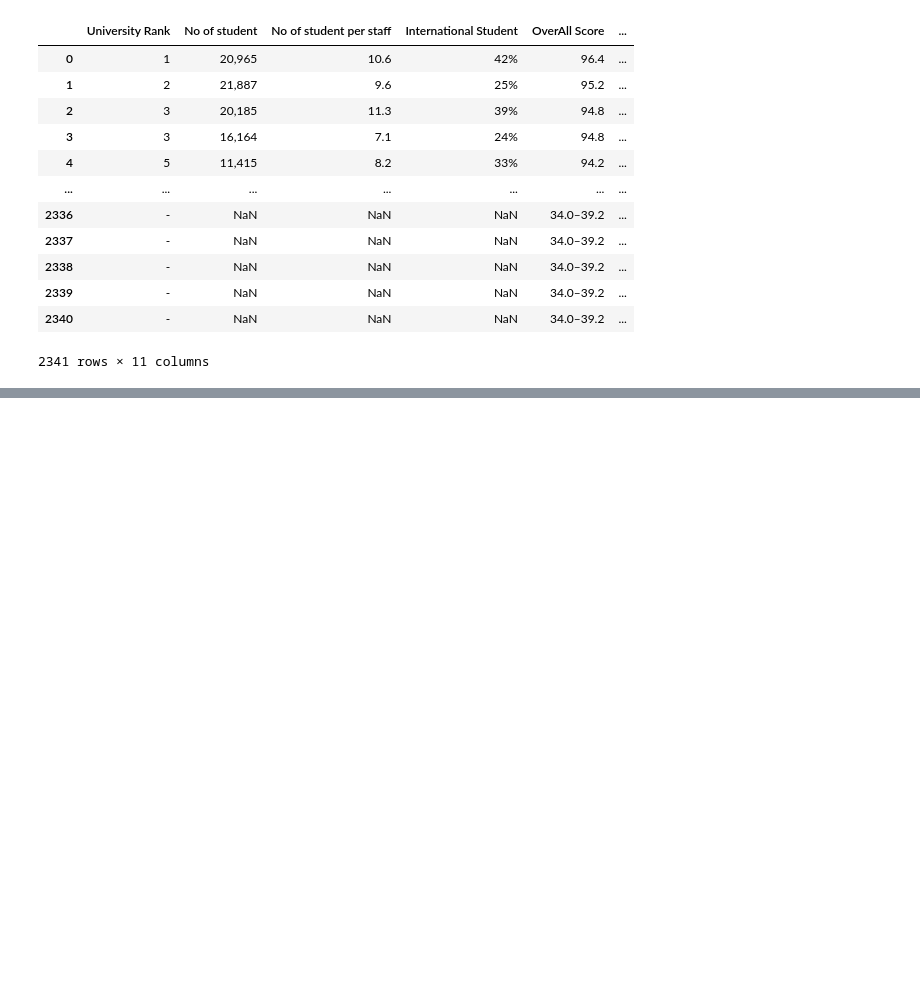
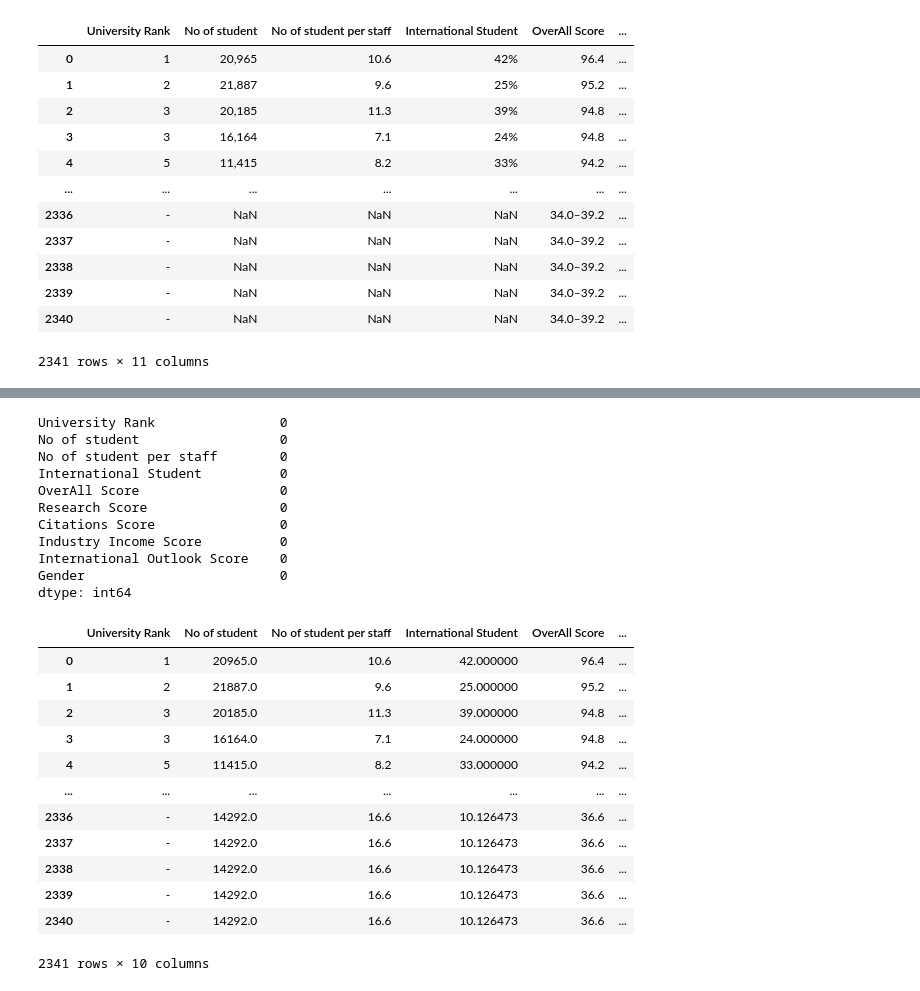
Before and after one commit to luadeprataart/Reconhecimento-de-Padroes, a Jupyter notebook: Desenvolvimento_de_Sistemas_de_IA_para_Análise_e_Previsão_de_Dados_no_Kaggle.ipynb, the cells around one changed output, grey strips where cells are left out. Cells and saved outputs as stored; diff of their text form; code cells hidden in the pictures; blank space fills up the shorter version.

```diff
--- a/Desenvolvimento_de_Sistemas_de_IA_para_Análise_e_Previsão_de_Dados_no_Kaggle.ipynb
+++ b/Desenvolvimento_de_Sistemas_de_IA_para_Análise_e_Previsão_de_Dados_no_Kaggle.ipynb
@@ -304,0 +464,28 @@ display(df_filled)
+# %%
+display(df_remove_correlacao.isnull().sum())
+display(df_remove_correlacao)
+# %% [output]
+University Rank                0
+No of student                  0
+No of student per staff        0
+International Student          0
+OverAll Score                  0
+Research Score                 0
+Citations Score                0
+Industry Income Score          0
+International Outlook Score    0
+Gender                         0
+dtype: int64
+|  | University Rank | No of student | No of student per staff | International Student | OverAll Score | ... |
+| 0 | 1 | 20965.0 | 10.6 | 42.000000 | 96.4 | ... |
+| 1 | 2 | 21887.0 | 9.6 | 25.000000 | 95.2 | ... |
+| 2 | 3 | 20185.0 | 11.3 | 39.000000 | 94.8 | ... |
+| 3 | 3 | 16164.0 | 7.1 | 24.000000 | 94.8 | ... |
+| 4 | 5 | 11415.0 | 8.2 | 33.000000 | 94.2 | ... |
+| ... | ... | ... | ... | ... | ... | ... |
+| 2336 | - | 14292.0 | 16.6 | 10.126473 | 36.6 | ... |
+| 2337 | - | 14292.0 | 16.6 | 10.126473 | 36.6 | ... |
+| 2338 | - | 14292.0 | 16.6 | 10.126473 | 36.6 | ... |
+| 2339 | - | 14292.0 | 16.6 | 10.126473 | 36.6 | ... |
+| 2340 | - | 14292.0 | 16.6 | 10.126473 | 36.6 | ... |
+2341 rows × 10 columns
```
Also changed, not shown: parts of 16 cells of this notebook.
